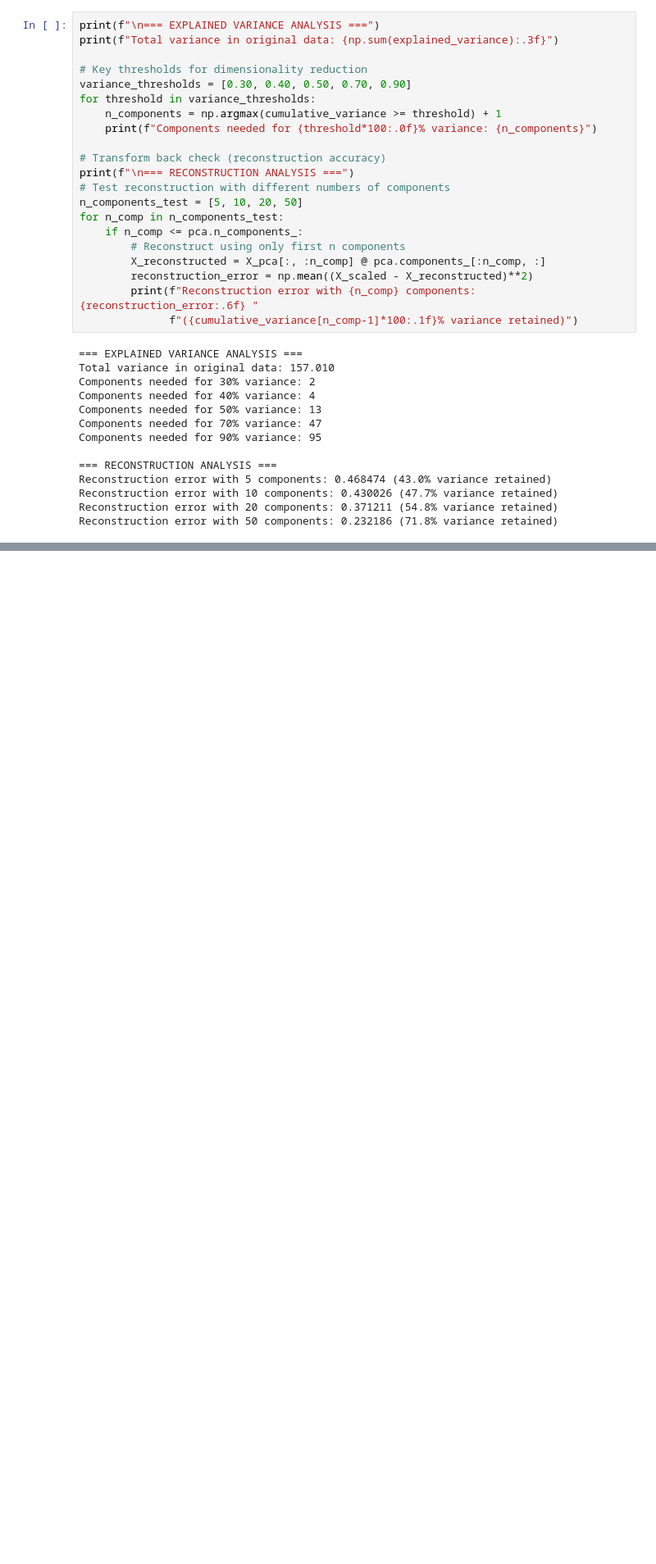
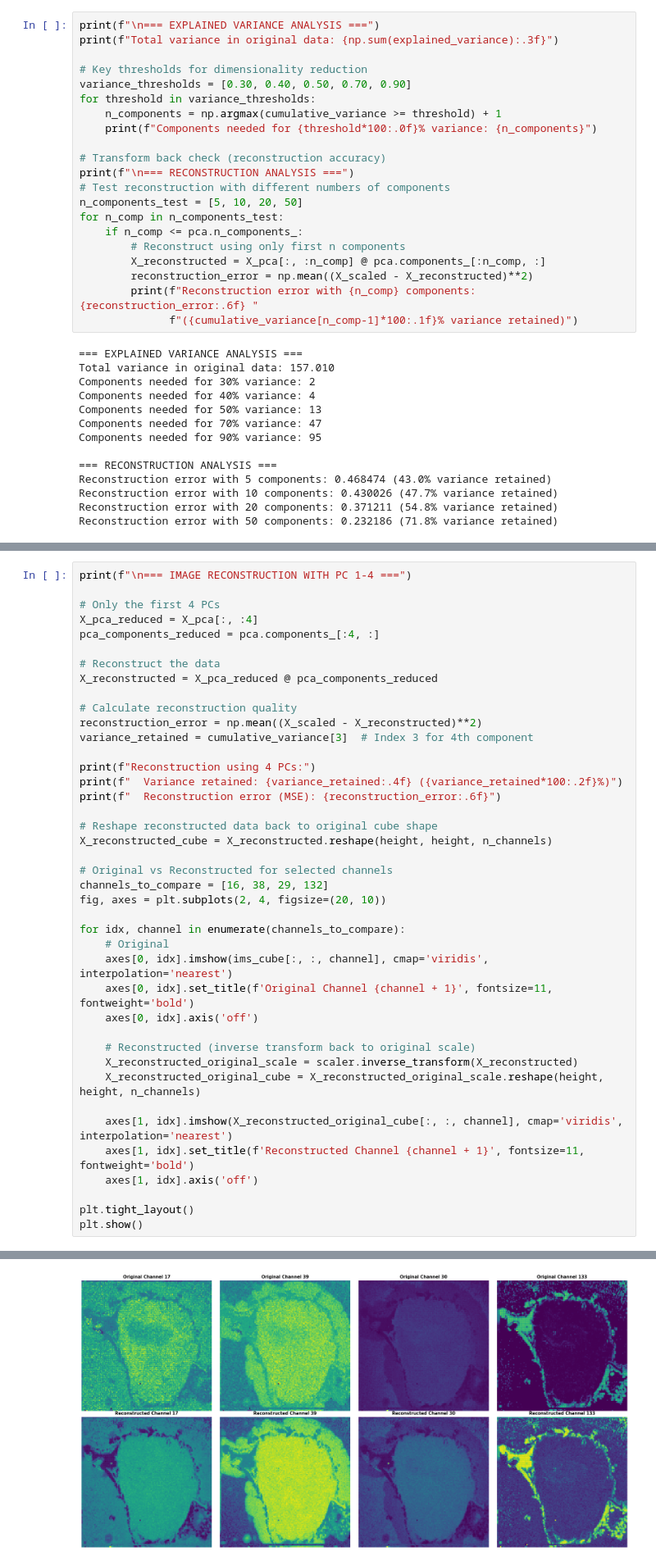
Before and after one commit to malik-xcl/data_science_project, a Jupyter notebook: Pruefungsleistung.ipynb, the cells around one changed output, grey strips where cells are left out. Shown at 82% size. Cells and saved outputs as stored; diff of their text form; blank space fills up the shorter version.

```diff
--- a/Pruefungsleistung.ipynb
+++ b/Pruefungsleistung.ipynb
@@ -710,0 +728,42 @@ plt.show()
+# %%
+print(f"\n=== IMAGE RECONSTRUCTION WITH PC 1-4 ===")
+
+# Only the first 4 PCs
+X_pca_reduced = X_pca[:, :4]
+pca_components_reduced = pca.components_[:4, :]
+
+# Reconstruct the data
+X_reconstructed = X_pca_reduced @ pca_components_reduced
+
+# Calculate reconstruction quality
+reconstruction_error = np.mean((X_scaled - X_reconstructed)**2)
+variance_retained = cumulative_variance[3]  # Index 3 for 4th component
+
+print(f"Reconstruction using 4 PCs:")
+print(f"  Variance retained: {variance_retained:.4f} ({variance_retained*100:.2f}%)")
+print(f"  Reconstruction error (MSE): {reconstruction_error:.6f}")
+
+# Reshape reconstructed data back to original cube shape
+X_reconstructed_cube = X_reconstructed.reshape(height, height, n_channels)
+
+# Original vs Reconstructed for selected channels
+channels_to_compare = [16, 38, 29, 132]
+fig, axes = plt.subplots(2, 4, figsize=(20, 10))
+
+for idx, channel in enumerate(channels_to_compare):
+    # Original
+    axes[0, idx].imshow(ims_cube[:, :, channel], cmap='viridis', interpolation='nearest')
+    axes[0, idx].set_title(f'Original Channel {channel + 1}', fontsize=11, fontweight='bold')
+    axes[0, idx].axis('off')
+
+    # Reconstructed (inverse transform back to original scale)
+    X_reconstructed_original_scale = scaler.inverse_transform(X_reconstructed)
+    X_reconstructed_original_cube = X_reconstructed_original_scale.reshape(height, height, n_channels)
+
+    axes[1, idx].imshow(X_reconstructed_original_cube[:, :, channel], cmap='viridis', interpolation='nearest')
+    axes[1, idx].set_title(f'Reconstructed Channel {channel + 1}', fontsize=11, fontweight='bold')
+    axes[1, idx].axis('off')
+
+plt.tight_layout()
+plt.show()
+# %% [output]
@@ -710,0 +774 @@ plt.show()
+[figure, added]
```
Also changed, not shown: parts of 32 cells of this notebook, 8 other files.
